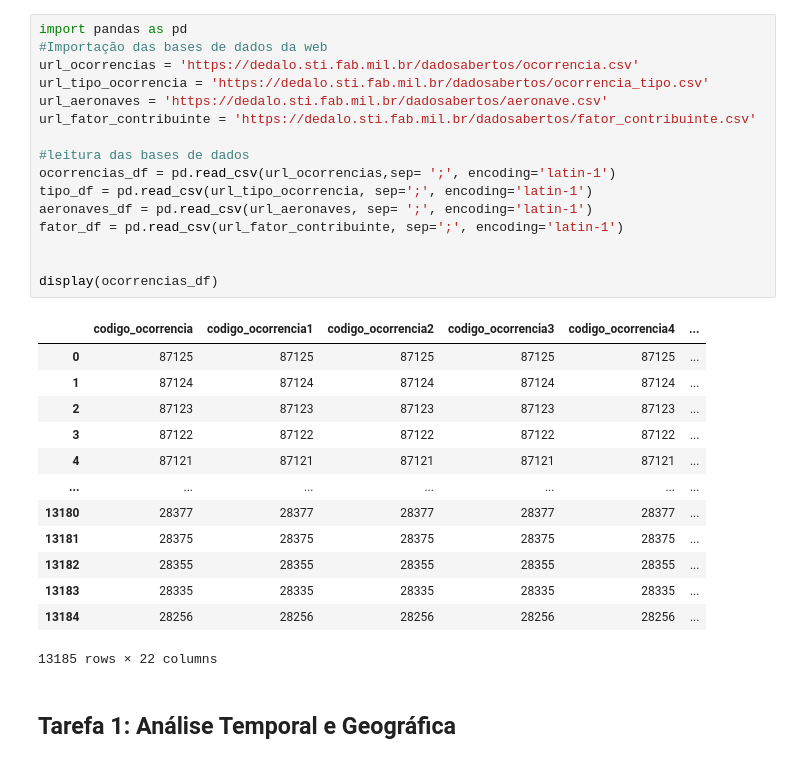
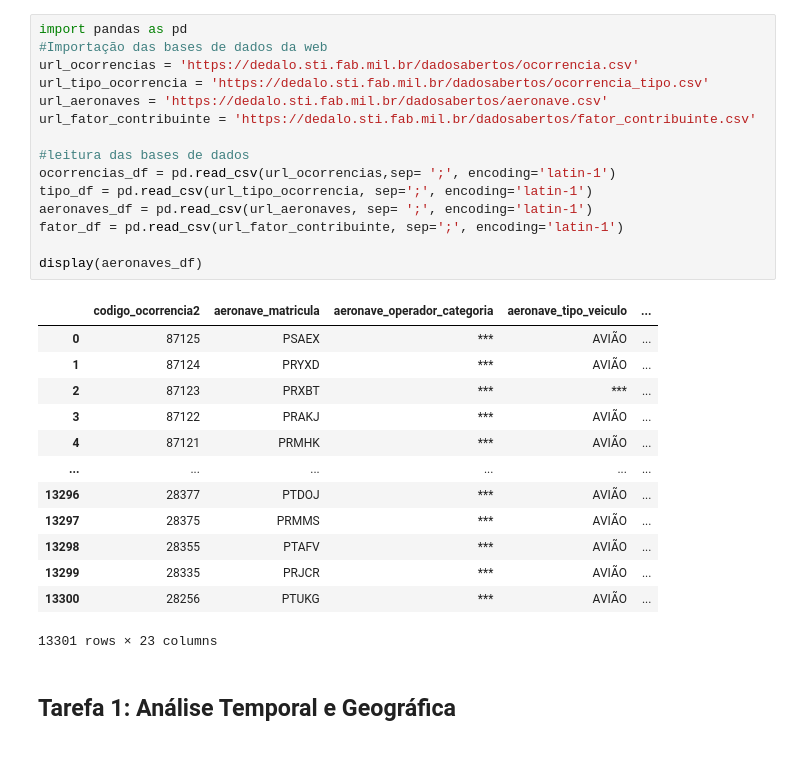
Before and after one commit to DosAnjos013/Analise_de_dados, a Jupyter notebook: Acidentes_Aereos/analise.ipynb, the cells around one changed output. Drawn from its saved outputs; the diff is of its cells as text.

```diff
--- a/Acidentes_Aereos/analise.ipynb
+++ b/Acidentes_Aereos/analise.ipynb
@@ -1,33 +1,32 @@
 # %%
 import pandas as pd
 #Importação das bases de dados da web
 url_ocorrencias = 'https://dedalo.sti.fab.mil.br/dadosabertos/ocorrencia.csv'
 url_tipo_ocorrencia = 'https://dedalo.sti.fab.mil.br/dadosabertos/ocorrencia_tipo.csv'
 url_aeronaves = 'https://dedalo.sti.fab.mil.br/dadosabertos/aeronave.csv'
 url_fator_contribuinte = 'https://dedalo.sti.fab.mil.br/dadosabertos/fator_contribuinte.csv'
 
 #leitura das bases de dados
 ocorrencias_df = pd.read_csv(url_ocorrencias,sep= ';', encoding='latin-1')
 tipo_df = pd.read_csv(url_tipo_ocorrencia, sep=';', encoding='latin-1')
 aeronaves_df = pd.read_csv(url_aeronaves, sep= ';', encoding='latin-1')
 fator_df = pd.read_csv(url_fator_contribuinte, sep=';', encoding='latin-1')
 
-
-display(ocorrencias_df)
+display(aeronaves_df)
 # %% [output]
-|  | codigo_ocorrencia | codigo_ocorrencia1 | codigo_ocorrencia2 | codigo_ocorrencia3 | codigo_ocorrencia4 | ... |
-| 0 | 87125 | 87125 | 87125 | 87125 | 87125 | ... |
-| 1 | 87124 | 87124 | 87124 | 87124 | 87124 | ... |
-| 2 | 87123 | 87123 | 87123 | 87123 | 87123 | ... |
-| 3 | 87122 | 87122 | 87122 | 87122 | 87122 | ... |
-| 4 | 87121 | 87121 | 87121 | 87121 | 87121 | ... |
-| ... | ... | ... | ... | ... | ... | ... |
-| 13180 | 28377 | 28377 | 28377 | 28377 | 28377 | ... |
-| 13181 | 28375 | 28375 | 28375 | 28375 | 28375 | ... |
-| 13182 | 28355 | 28355 | 28355 | 28355 | 28355 | ... |
-| 13183 | 28335 | 28335 | 28335 | 28335 | 28335 | ... |
-| 13184 | 28256 | 28256 | 28256 | 28256 | 28256 | ... |
+|  | codigo_ocorrencia2 | aeronave_matricula | aeronave_operador_categoria | aeronave_tipo_veiculo | ... |
+| 0 | 87125 | PSAEX | *** | AVIÃO | ... |
+| 1 | 87124 | PRYXD | *** | AVIÃO | ... |
+| 2 | 87123 | PRXBT | *** | *** | ... |
+| 3 | 87122 | PRAKJ | *** | AVIÃO | ... |
+| 4 | 87121 | PRMHK | *** | AVIÃO | ... |
+| ... | ... | ... | ... | ... | ... |
+| 13296 | 28377 | PTDOJ | *** | AVIÃO | ... |
+| 13297 | 28375 | PRMMS | *** | AVIÃO | ... |
+| 13298 | 28355 | PTAFV | *** | AVIÃO | ... |
+| 13299 | 28335 | PRJCR | *** | AVIÃO | ... |
+| 13300 | 28256 | PTUKG | *** | AVIÃO | ... |
-13185 rows × 22 columns
+13301 rows × 23 columns
 # %% [markdown]
 ## Tarefa 1: Análise Temporal e Geográfica
 # %% [markdown]
```
Also changed, not shown: parts of 7 cells of this notebook, 1 other file.
